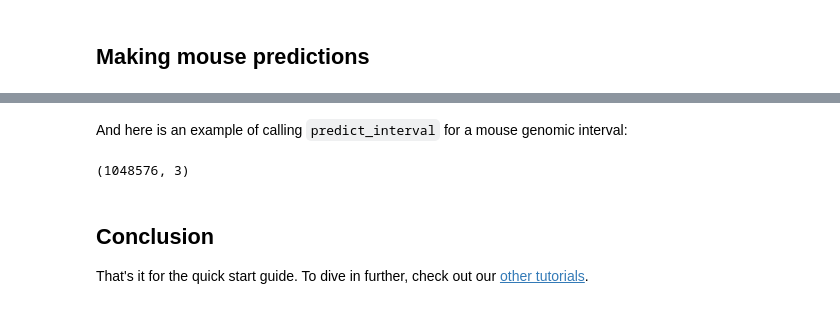
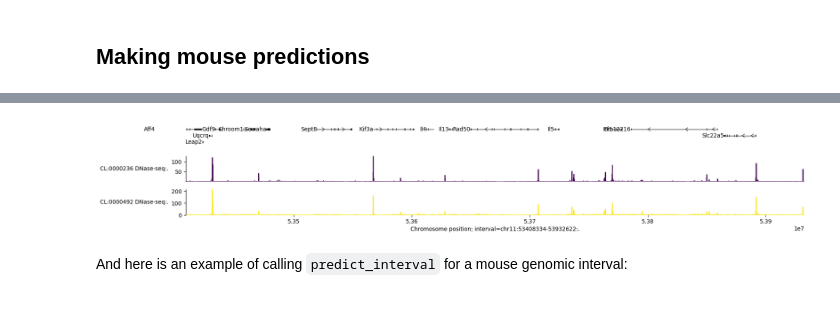
Before and after one commit to YaqiangCao/test, a Jupyter notebook: colabs/quick_start.ipynb, the cells around one changed output, grey strips where cells are left out. Cells and saved outputs as stored; diff of their text form; code cells hidden in the pictures.

```diff
--- a/colabs/quick_start.ipynb
+++ b/colabs/quick_start.ipynb
@@ -417,2 +155,4 @@ These contribution scores can be used to systematically discover motifs importan
+# %%
+minterval = minterval.resize(dna_client.SEQUENCE_LENGTH_500KB)
 # %% [markdown]
 ## Making mouse predictions
@@ -423,7 +159,7 @@ The following example demonstrates how to call `predict_sequence` for mouse pred
 # %%
-output = dna_model.predict_sequence(
-    sequence='GATTACA'.center(2048, 'N'),  # Pad to valid sequence length.
+output = dna_model.predict_interval(
+    interval=minterval,
     organism=dna_client.Organism.MUS_MUSCULUS,
     requested_outputs=[dna_client.OutputType.DNASE],
-    ontology_terms=['UBERON:0002048'],  # Lung.
+    ontology_terms=["CL:0000492","CL:0000236 "], #Th2 cell
 )
@@ -430,21 +183,26 @@ output = dna_model.predict_sequence(
+# %%
+mgtf = pd.read_feather(
+    'https://storage.googleapis.com/alphagenome/reference/gencode/'
+    'mm10/gencode.vM23.annotation.gtf.gz.feather'
+)
+
+# Set up transcript extractors using the information in the GTF file.
+mgtf_transcripts = gene_annotation.filter_protein_coding(mgtf)
+mgtf_transcripts = gene_annotation.filter_to_longest_transcript(mgtf_transcripts)
+mtranscript_extractor = transcript_utils.TranscriptExtractor(mgtf_transcripts)
+# %%
+mlongest_transcripts = mtranscript_extractor.extract(minterval)
+# %%
+plot_components.plot(
+    components=[
+        plot_components.TranscriptAnnotation(mlongest_transcripts),
+        plot_components.Tracks(output.dnase),
+    ],
+    interval=output.dnase.interval,
+)
+
+plt.show()
+# %% [output]
+[figure, added]
 # %% [markdown]
 And here is an example of calling `predict_interval` for a mouse genomic interval:
-# %%
-interval = genome.Interval('chr1', 3_000_000, 3_000_001).resize(
-    dna_client.SEQUENCE_LENGTH_1MB
-)
-
-output = dna_model.predict_interval(
-    interval=interval,
-    organism=dna_client.Organism.MUS_MUSCULUS,
-    requested_outputs=[dna_client.OutputType.RNA_SEQ],
-    ontology_terms=['UBERON:0002048'],  # Lung.
-)
-
-output.rna_seq.values.shape
-# %% [output]
-(1048576, 3)
-# %% [markdown]
-## Conclusion
-
-That's it for the quick start guide. To dive in further, check out our [other tutorials](https://www.alphagenomedocs.com/tutorials/index.html).
```
Also changed, not shown: parts of 65 cells of this notebook.
